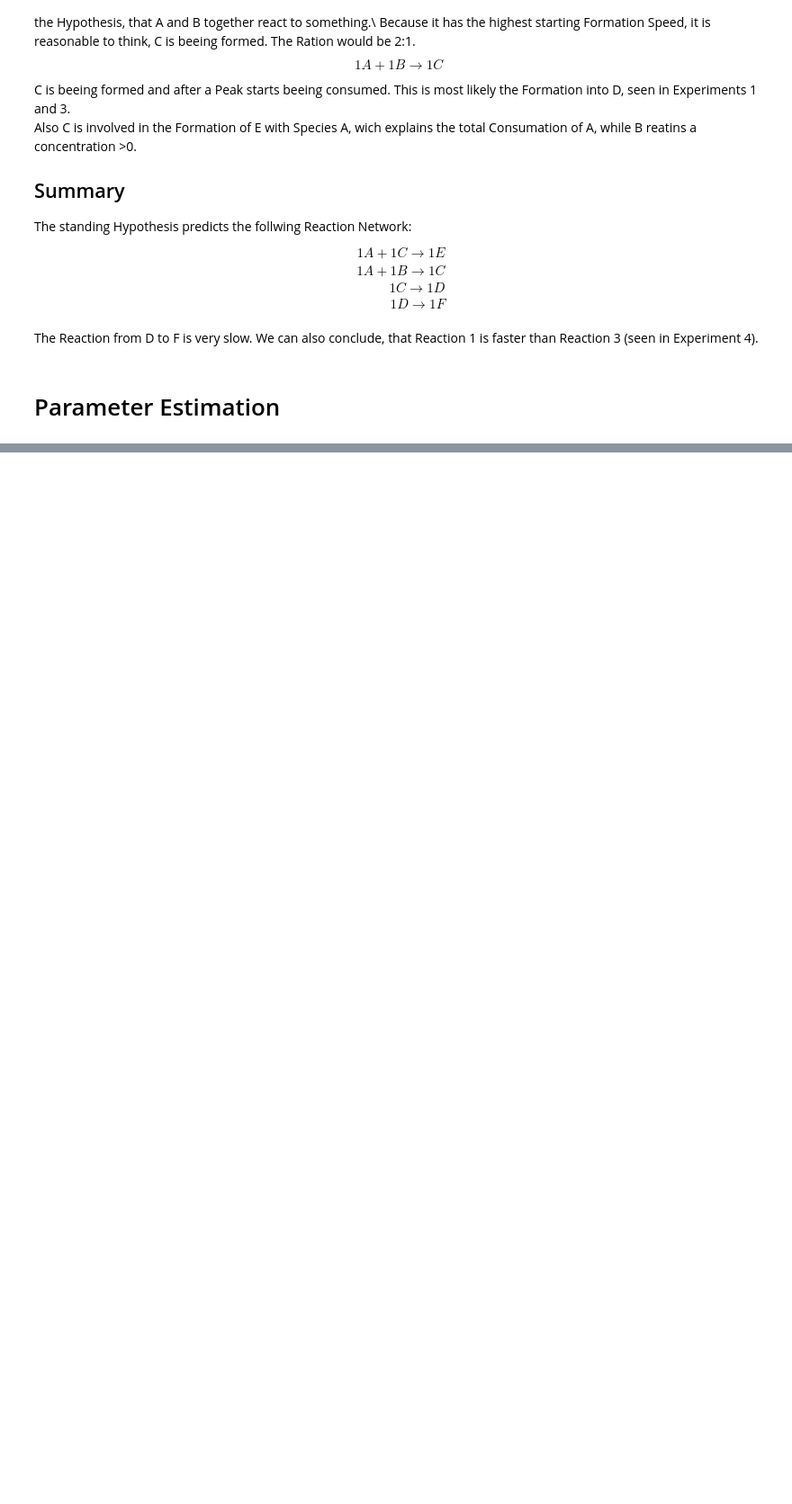
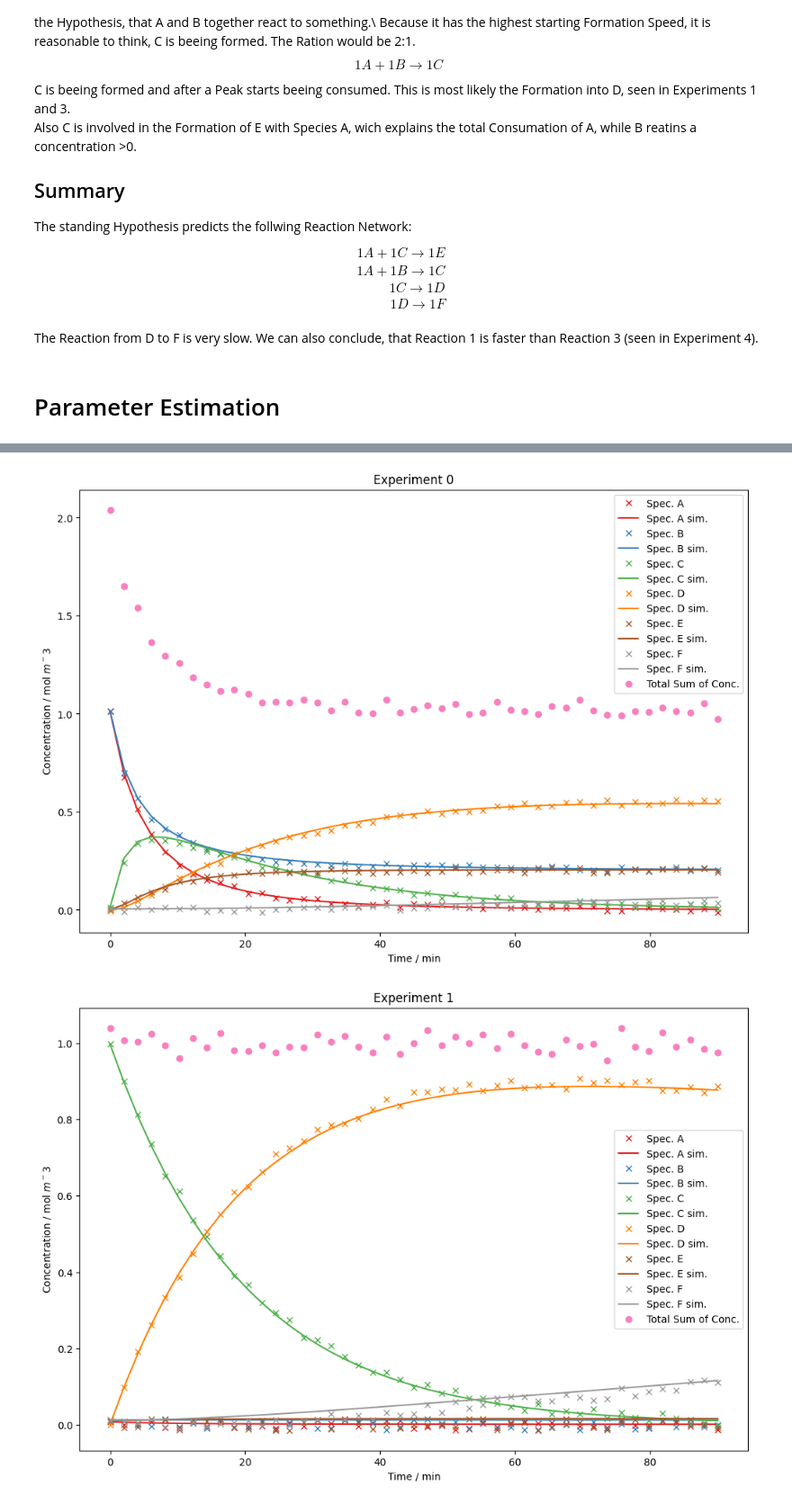
Before and after one commit to PeterSchoenung/CRE3-Assignment-1, a Jupyter notebook: Assignment1_Solution_Group7.ipynb, the cells around one changed output, grey strips where cells are left out. Shown at 90% size. Cells and saved outputs as stored; diff of their text form; code cells hidden in the pictures; blank space fills up the shorter version.

Commit message:
Plotted the estimated parameters

```diff
--- a/Assignment1_Solution_Group7.ipynb
+++ b/Assignment1_Solution_Group7.ipynb
@@ -203,10 +203,11 @@ def ode(t, c, k):
     dcdt = np.zeros_like(c)         # initialises an array filled with zeros with the exact same shape as the array of given concentrations c
     dcdt[0] = - r0 -r1
     dcdt[1] = - r1
-    dcdt[2] = + r1 -r2
+    dcdt[2] = + r1 - r2 - r0
     dcdt[3] = + r2 - r3
     dcdt[4] = + r0
     dcdt[5] = + r3
+    return dcdt
 # %%
 def solver(t, init_conc, k):
     """
@@ -215,7 +216,7 @@ def solver(t, init_conc, k):
     ----------
     t: array
        array with the time points of the simulation, size [nt]\\
-    c_init: array
+    init_conc: array
         initial concentrations, size [nc]\\
     k: array
         kinetic coefficients for all reactions, size [nr]
@@ -268,0 +304,12 @@ def sim_multiple_exps(times, k0, k1, k2, c_inits):
+# %%
+import lmfit
+
+params = lmfit.Parameters()
+params.add('k0', value = 0.5, min = 0, max = 10, vary = True)
+params.add('k1', value = 0.5, min = 0, max = 10, vary = True)
+params.add('k2', value = 0.5, min = 0, max = 10, vary = True)
+params.add('k3', value = 0.5, min = 0, max = 10, vary = True)
+
+minimized_res = lmfit.Minimizer(estimator, params, fcn_args=(exp_time, init_c_val, ExperimentalData))
+result = minimized_res.minimize()
+lmfit.report_fit(result)
@@ -268,0 +335,22 @@ def sim_multiple_exps(times, k0, k1, k2, c_inits):
+# %%
+bestfit_res = sim_multiple_exps(exp_time, result.params["k0"], result.params["k1"], result.params["k2"], result.params["k3"], init_c_val)
+
+for i in range(no_of_exp):
+    plt.subplots(figsize=(12,8))
+    total_conc = np.zeros(45)
+    for j in range(no_of_species):
+        start = i * 270 + j *45                                         # starting point of each experimental series, 6 species times 45 measuring points equals 270 eperimental data points per experiment
+        for p in range(45):
+            total_conc[p] = total_conc[p] + ExperimentalData[start + p]
+        plt.plot(exp_time[i], ExperimentalData[start : start + 45], 'x' , label = "Spec. " + speciescount[j], color = colors(colordivider[j]))
+        plt.plot(exp_time[i], bestfit_res[i][j], label = "Spec. " + speciescount[j] + " sim.", color = colors(colordivider[j]))
+        plt.title("Experiment " + str(i))
+        plt.xlabel("Time / min")
+        plt.ylabel("Concentration / mol $m^-3$")
+
+    plt.plot(exp_time[i], total_conc, 'o', label = 'Total Sum of Conc.', color = colors(0.8))
+    plt.legend()
+    plt.show()
+# %% [output]
+[figure, added]
+[figure, added]
```
Also changed, not shown: parts of 6 cells of this notebook, 1 other file.
